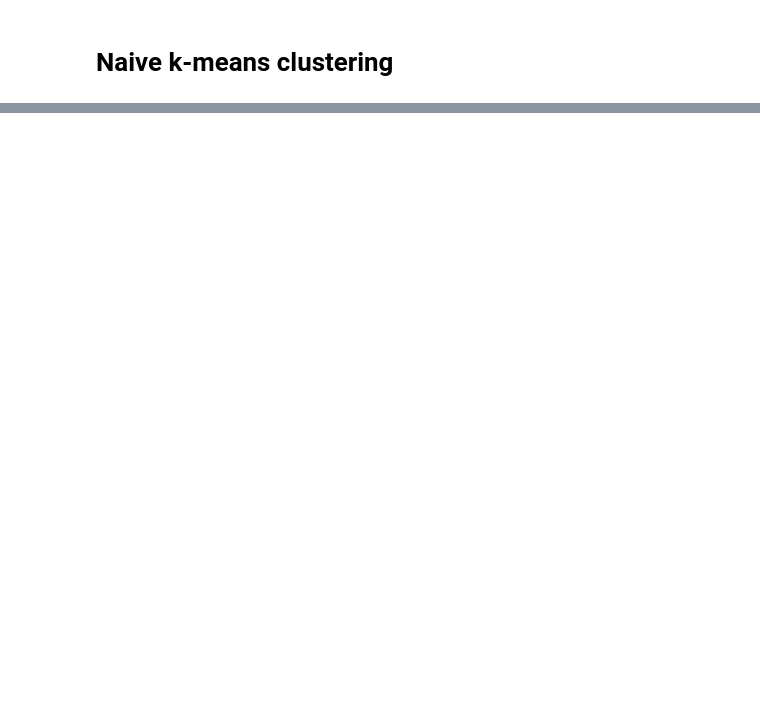
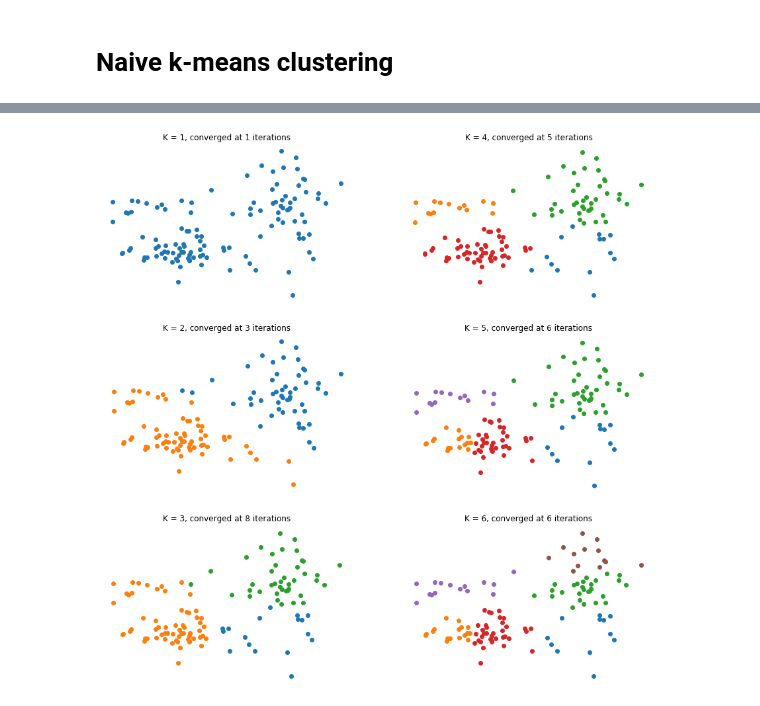
Before and after one commit to louisgevers/k-means-clustering-python, a Jupyter notebook: notebooks/01-naive-k-means-clustering.ipynb, the cells around one changed output, grey strips where cells are left out. Saved outputs shown, nothing was run; the diff lists cells and outputs as text; code cells hidden in the pictures; blank space fills up the shorter version.

```diff
--- a/notebooks/01-naive-k-means-clustering.ipynb
+++ b/notebooks/01-naive-k-means-clustering.ipynb
@@ -48,0 +35,7 @@ for cluster in clusters:
+# %%
+def scatter_2d(ax, cluster):
+    ax.scatter(cluster[:,0], cluster[:,1])
+
+visuals.k_values(points_2, nrows=3, ncols=2, scatter_fn=scatter_2d, figsize=(15,15), seed=SEED)
+# %% [output]
+[figure, added]
```
Also changed, not shown: parts of 17 cells of this notebook, 3 other files.
